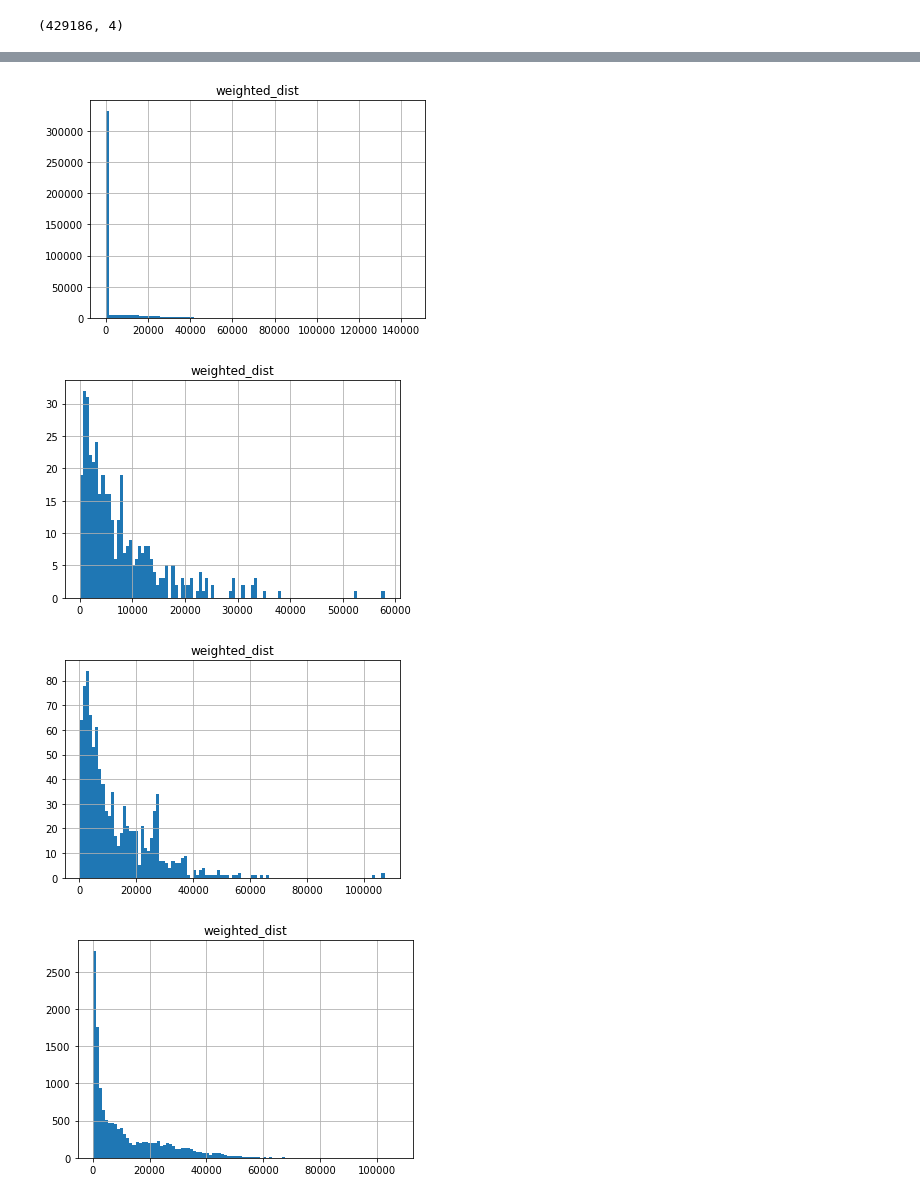
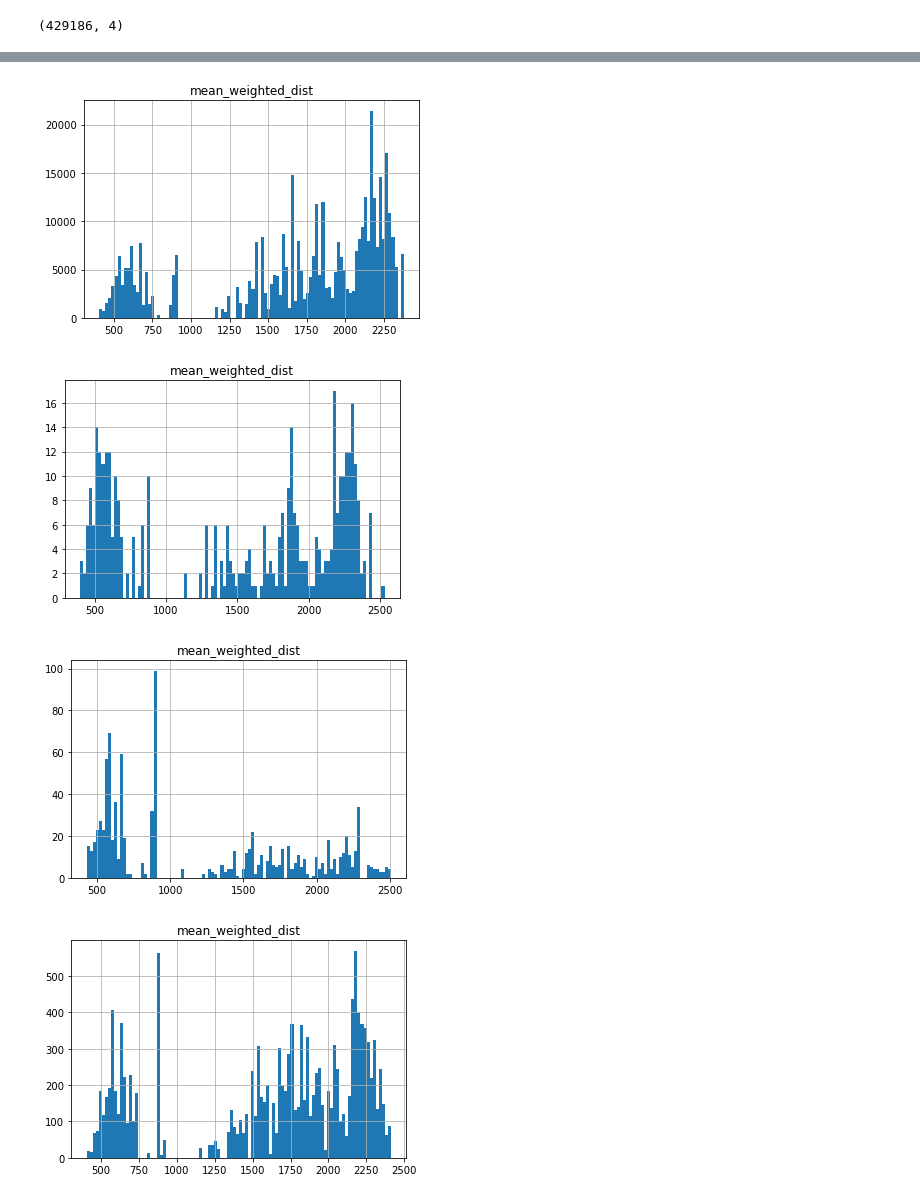
Before and after one commit to marlinarnz/quetzal_germany, a Jupyter notebook: notebooks/prep15_census_distances.ipynb, the cells around one changed output, grey strips where cells are left out. Saved outputs shown, nothing was run; the diff lists cells and outputs as text; code cells hidden in the pictures.

Commit message:
refined method to generate access/egress link distance and time

```diff
--- a/notebooks/prep15_census_distances.ipynb
+++ b/notebooks/prep15_census_distances.ipynb
@@ -215 +227,36 @@ errors
+# %%
+def weighted_dist_2(zone):
+    if len(zone.index) < 1:
+        return
+    nuts_id = zone['FID'].unique()[0]
+    # Get population points
+    pop_z = pop_r.loc[pop_r['NUTS_ID']==nuts_id]
+
+    # Calculate distances to every stop
+    pop_z['lon'] = pop_z['geometry'].apply(lambda g: g.coords[0][0])
+    pop_z['lat'] = pop_z['geometry'].apply(lambda g: g.coords[0][1])
+    for stop, row in zone.iterrows():
+        pop_z[stop] = skims.get_distance_from_lon_lat_in_m(
+            pop_z['lon'], pop_z['lat'], row['geometry'].coords[0][0], row['geometry'].coords[0][1])
+
+    # Calculate population catchment distance by access mode
+    # Weight it by population and distance (linear)
+    def pop_weighted_dist(distances, populations, threshold):
+        pop_weighted = populations * (distances/threshold)
+        return (distances * pop_weighted).sum() / pop_weighted.sum()
+    for mode, thresh in catchment_radii.items():
+        zone[(dist_col, mode)] = [pop_weighted_dist(
+            pop_z.loc[pop_z[stop]<=thresh, stop], pop_z.loc[pop_z[stop]<=thresh, 'Einwohner'], thresh)
+                                  for stop in zone.index]
+
+    # Get service frequency
+    zone['n_services'] = zone.index.map(service_count_dict).fillna(1)
+
+    # Put it all together: mean weighted distance per zone
+    zone[mean_dist_col] = sum([(zone[mode_dist_col] * zone['n_services']).sum() / zone['n_services'].sum()
+                               * mode_shares[urban_dict[nuts_id]][mode_dist_col[1]]
+                               for mode_dist_col in zone.columns if mode_dist_col[0]==dist_col])
+    return zone
+# %%
+node_dist = sm.nodes.groupby(['route_type', 'FID']).progress_apply(weighted_dist_2)
 # %%
@@ -224,5 +271,5 @@ clusters.sample(4)
 # %%
-clusters.groupby('route_type').hist(column=dist_col, bins=100)
+node_dist.groupby('route_type').hist(column=mean_dist_col, bins=100)
 # %% [output]
 route_type
 air                    [[AxesSubplot(0.125,0.125;0.775x0.755)]]
@@ -235,4 +282,4 @@ dtype: object
-[figure, old version]
+[figure, new version]
-[figure, old version]
+[figure, new version]
-[figure, old version]
+[figure, new version]
-[figure, old version]
+[figure, new version]
```
Also changed, not shown: parts of 17 cells of this notebook, 4 other files.
